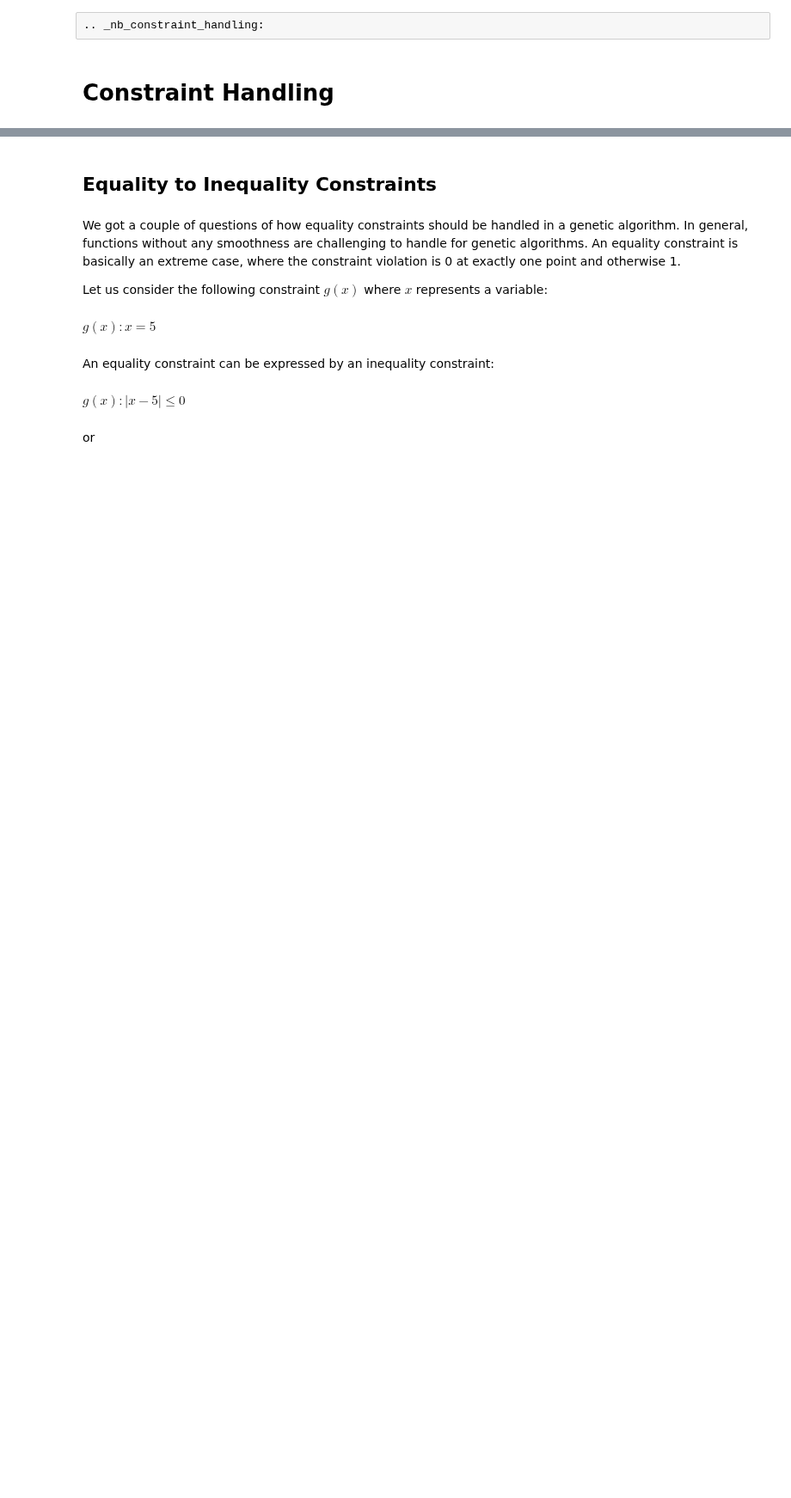
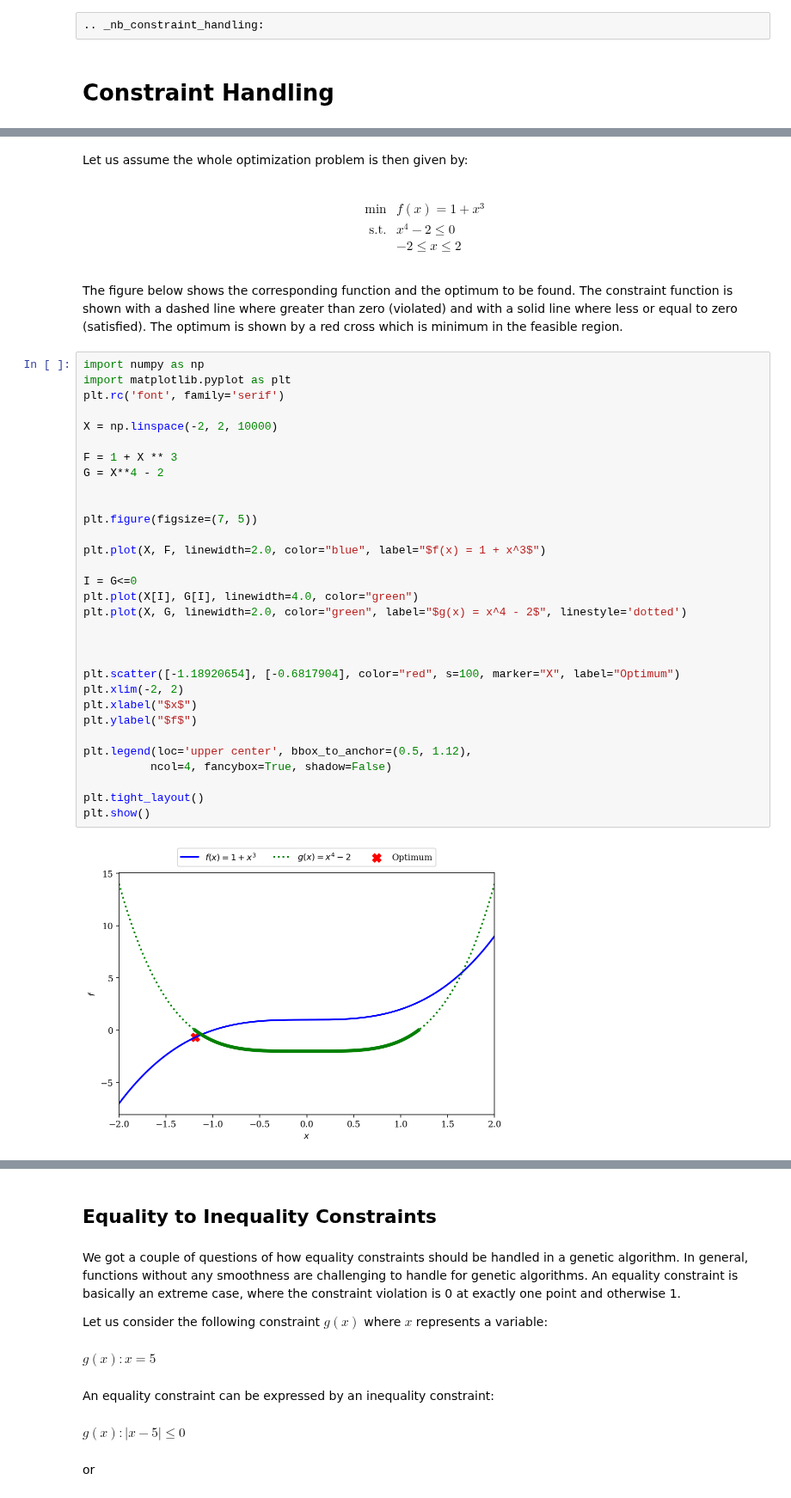
Before and after one commit to anyoptimization/pymoo, a Jupyter notebook: doc/source/misc/constraint_handling.ipynb, the cells around one changed output, grey strips where cells are left out. Shown at 86% size. Drawn from its saved outputs; the diff is of its cells as text; blank space fills up the shorter version.

```diff
--- a/doc/source/misc/constraint_handling.ipynb
+++ b/doc/source/misc/constraint_handling.ipynb
@@ -4,0 +30,45 @@
+# %% [markdown]
+Let us assume the whole optimization problem is then given by:
+# %% [markdown]
+\begin{align}
+\begin{split}
+\min \;\; & f(x) = 1 + x^3 \\
+\text{s.t.} \;\; & x^4 - 2\leq 0\\
+& -2 \leq x \leq 2
+\end{split}
+\end{align}
+# %% [markdown]
+The figure below shows the corresponding function and the optimum to be found. The constraint function is shown with a dashed line where greater than zero (violated) and with a solid line where less or equal to zero (satisfied). The optimum is shown by a red cross which is minimum in the feasible region.
+# %%
+import numpy as np
+import matplotlib.pyplot as plt
+plt.rc('font', family='serif')
+
+X = np.linspace(-2, 2, 10000)
+
+F = 1 + X ** 3
+G = X**4 - 2
+
+
+plt.figure(figsize=(7, 5))
+
+plt.plot(X, F, linewidth=2.0, color="blue", label="$f(x) = 1 + x^3$")
+
+I = G<=0
+plt.plot(X[I], G[I], linewidth=4.0, color="green")
+plt.plot(X, G, linewidth=2.0, color="green", label="$g(x) = x^4 - 2$", linestyle='dotted')
+
+
+
+plt.scatter([-1.18920654], [-0.6817904], color="red", s=100, marker="X", label="Optimum")
+plt.xlim(-2, 2)
+plt.xlabel("$x$")
+plt.ylabel("$f$")
+
+plt.legend(loc='upper center', bbox_to_anchor=(0.5, 1.12),
+          ncol=4, fancybox=True, shadow=False)
+
+plt.tight_layout()
+plt.show()
+# %% [output]
+[figure, added]
```
Also changed, not shown: parts of 35 cells of this notebook, 8 other files.
